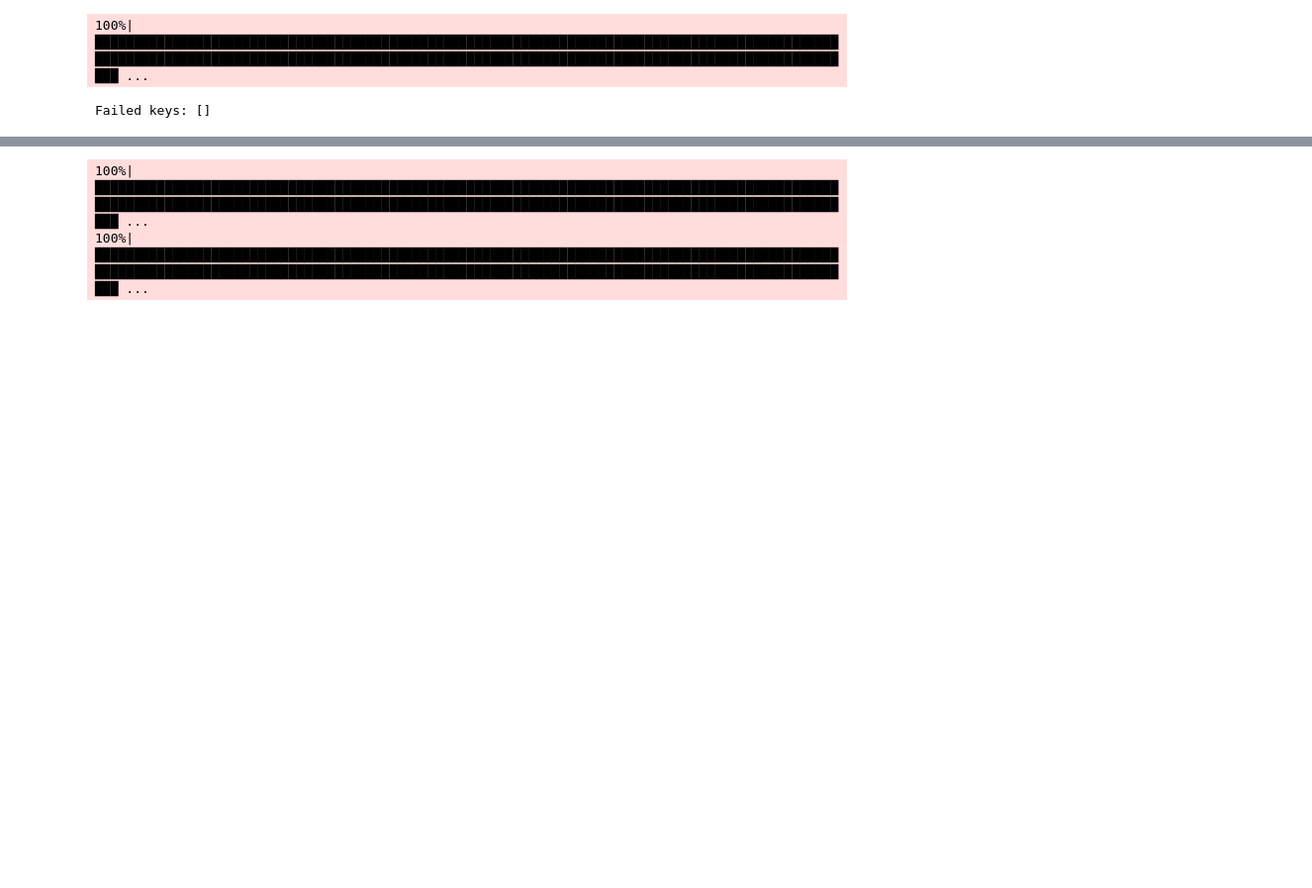
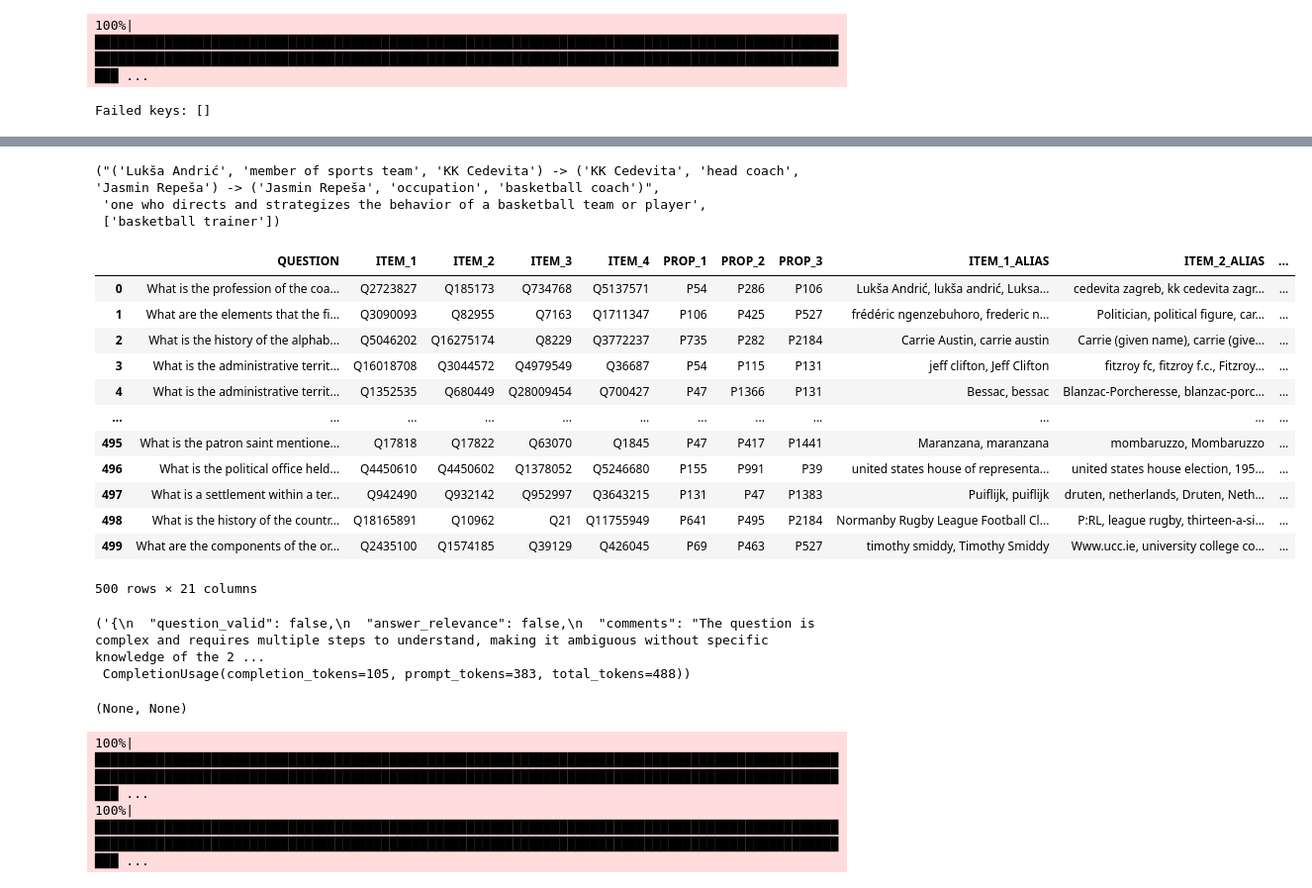
Before and after one commit to PreetamDammu/ClaimBenchKG, a Jupyter notebook: validation_script.ipynb, the cells around one changed output, grey strips where cells are left out. Shown at 99% size. Cells and saved outputs as stored; diff of their text form; code cells hidden in the pictures; blank space fills up the shorter version.

Commit message:
updated prompt

```diff
--- a/validation_script.ipynb
+++ b/validation_script.ipynb
@@ -111,0 +146,31 @@ np.save('outputs/prompts_dict500.npy', prompts_dict)
+# %%
+from collections import namedtuple
+
+def dict_to_dataframe(data, info_dict):
+    records = []
+
+    for key, (json_str, usage) in data.items():
+        json_data = json.loads(json_str)
+        if key in info_dict:
+            question, ans, path, desc, aliases = info_dict[key]
+        else:
+            ans, path, desc, aliases = None, None, None, None
+        record = {
+            'question_valid': json_data['question_valid'],
+            'answer_relevance': json_data['answer_relevance'],
+            'comments': json_data['comments'],
+            'completion_tokens': usage.completion_tokens,
+            'prompt_tokens': usage.prompt_tokens,
+            'total_tokens': usage.total_tokens,
+            'question': question,
+            'ans': ans,
+            'path': path,
+            'desc': desc,
+            'aliases': aliases
+        }
+        records.append(record)
+
+    df = pd.DataFrame(records)
+    return df
+# %%
+res_df = dict_to_dataframe(processed_responses, info_dict)
@@ -111,0 +195,27 @@ np.save('outputs/prompts_dict500.npy', prompts_dict)
+# %%
+df500 = df[:500]
+# %%
+info_dict[0]
+# %% [output]
+("('Lukša Andrić', 'member of sports team', 'KK Cedevita') -> ('KK Cedevita', 'head coach', 'Jasmin Repeša') -> ('Jasmin Repeša', 'occupation', 'basketball coach')",
+ 'one who directs and strategizes the behavior of a basketball team or player',
+ ['basketball trainer'])
+# %%
+# Merging the original dataframe with the responses dataframe
+merged_df = pd.concat([df500, res_df], axis=1)
+# %%
+merged_df
+# %% [output]
+|  | QUESTION | ITEM_1 | ITEM_2 | ITEM_3 | ITEM_4 | PROP_1 | PROP_2 | PROP_3 | ITEM_1_ALIAS | ITEM_2_ALIAS | ... |
+| 0 | What is the profession of the coa... | Q2723827 | Q185173 | Q734768 | Q5137571 | P54 | P286 | P106 | Lukša Andrić, lukša andrić, Luksa... | cedevita zagreb, kk cedevita zagr... | ... |
+| 1 | What are the elements that the fi... | Q3090093 | Q82955 | Q7163 | Q1711347 | P106 | P425 | P527 | frédéric ngenzebuhoro, frederic n... | Politician, political figure, car... | ... |
+| 2 | What is the history of the alphab... | Q5046202 | Q16275174 | Q8229 | Q3772237 | P735 | P282 | P2184 | Carrie Austin, carrie austin | Carrie (given name), carrie (give... | ... |
+| 3 | What is the administrative territ... | Q16018708 | Q3044572 | Q4979549 | Q36687 | P54 | P115 | P131 | jeff clifton, Jeff Clifton | fitzroy fc, fitzroy f.c., Fitzroy... | ... |
+| 4 | What is the administrative territ... | Q1352535 | Q680449 | Q28009454 | Q700427 | P47 | P1366 | P131 | Bessac, bessac | Blanzac-Porcheresse, blanzac-porc... | ... |
+| ... | ... | ... | ... | ... | ... | ... | ... | ... | ... | ... | ... |
+| 495 | What is the patron saint mentione... | Q17818 | Q17822 | Q63070 | Q1845 | P47 | P417 | P1441 | Maranzana, maranzana | mombaruzzo, Mombaruzzo | ... |
+| 496 | What is the political office held... | Q4450610 | Q4450602 | Q1378052 | Q5246680 | P155 | P991 | P39 | united states house of representa... | united states house election, 195... | ... |
+| 497 | What is a settlement within a ter... | Q942490 | Q932142 | Q952997 | Q3643215 | P131 | P47 | P1383 | Puiflijk, puiflijk | druten, netherlands, Druten, Neth... | ... |
+| 498 | What is the history of the countr... | Q18165891 | Q10962 | Q21 | Q11755949 | P641 | P495 | P2184 | Normanby Rugby League Football Cl... | P:RL, league rugby, thirteen-a-si... | ... |
+| 499 | What are the components of the or... | Q2435100 | Q1574185 | Q39129 | Q426045 | P69 | P463 | P527 | timothy smiddy, Timothy Smiddy | Www.ucc.ie, university college co... | ... |
+500 rows × 21 columns
@@ -112 +224,10 @@ np.save('outputs/prompts_dict500.npy', prompts_dict)
+# %%
+query_openai_model(prompts_dict[87])
+# %% [output]
+('{\n  "question_valid": false,\n  "answer_relevance": false,\n  "comments": "The question is complex and requires multiple steps to understand, making it ambiguous without specific knowledge of the 2 ...
+ CompletionUsage(completion_tokens=105, prompt_tokens=383, total_tokens=488))
+# %%
+processed_responses[0]
+# %% [output]
+(None, None)
 # %%
```
Also changed, not shown: parts of 13 cells of this notebook, 2 other files.
